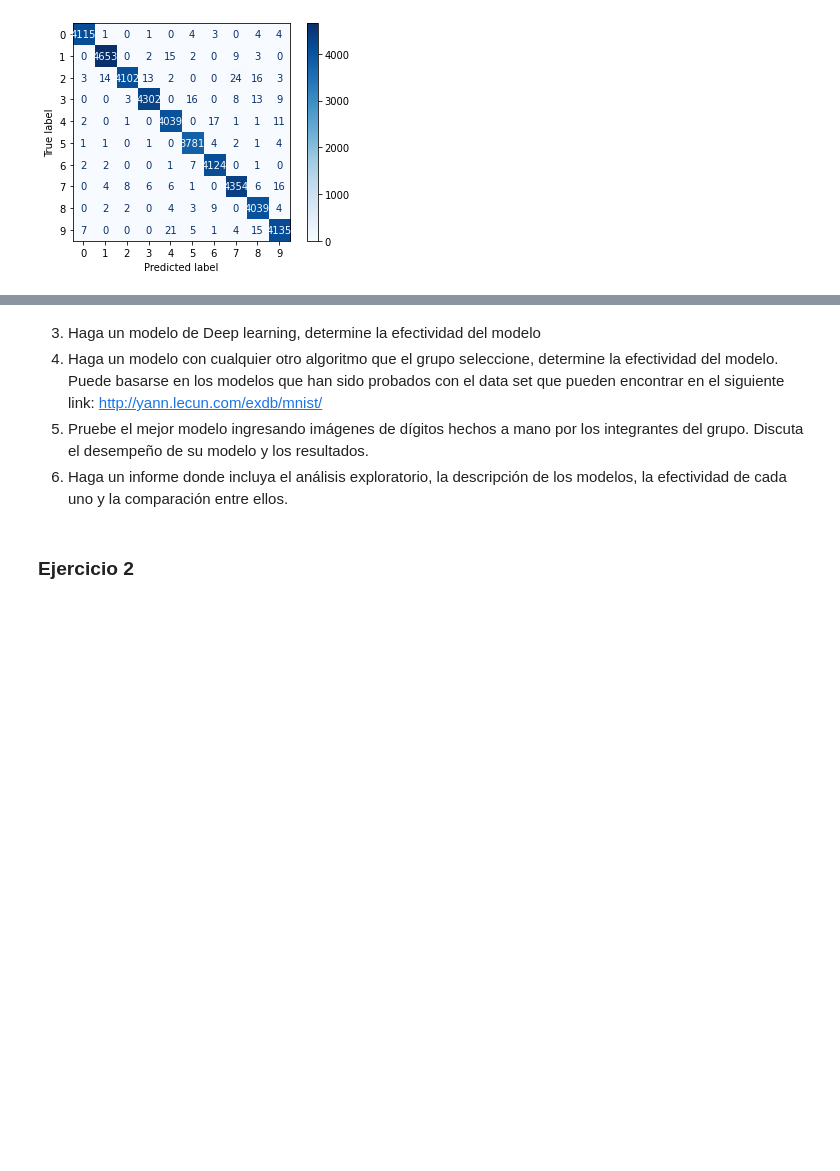
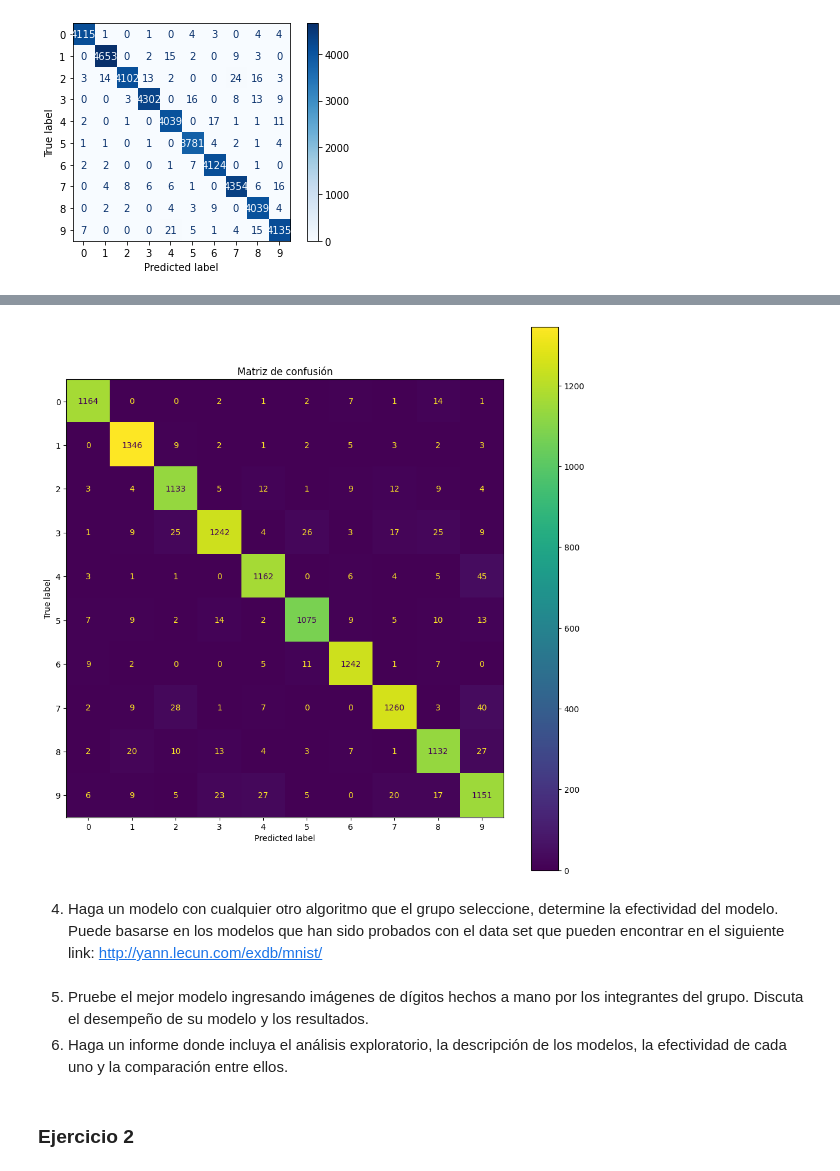
Before and after one commit to CristopherBarrios/Lab3-DeepLearning-DataScience, a Jupyter notebook: lab3.ipynb, the cells around one changed output, grey strips where cells are left out. Cells and saved outputs as stored; diff of their text form; code cells hidden in the pictures; blank space fills up the shorter version.

```diff
--- a/lab3.ipynb
+++ b/lab3.ipynb
@@ -226,0 +276,3 @@ plt.show()
+# %%
+scores.mean()
+forest_ = forest.predict(x_test)
@@ -226,0 +283,14 @@ plt.show()
+# %%
+fig, ax = plt.subplots(figsize=(12, 12))
+cm = metrics.confusion_matrix(y_test,forest_)
+disp = ConfusionMatrixDisplay(confusion_matrix=cm, display_labels = [0,1,2,3,4,5,6,7,8,9])
+disp = disp.plot(ax=ax)
+ax.set_title("Matriz de confusión")
+plt.show()
+%matplotlib inline
+# %% [output]
+[figure, added]
+# %% [markdown]
+4. Haga un modelo con cualquier otro algoritmo que el grupo seleccione, determine la efectividad
+del modelo. Puede basarse en los modelos que han sido probados con el data set que pueden
+encontrar en el siguiente link: http://yann.lecun.com/exdb/mnist/
@@ -227,8 +333,6 @@ plt.show()
 # %% [markdown]
-3. Haga un modelo de Deep learning, determine la efectividad del modelo
-4. Haga un modelo con cualquier otro algoritmo que el grupo seleccione, determine la efectividad
-del modelo. Puede basarse en los modelos que han sido probados con el data set que pueden
-encontrar en el siguiente link: http://yann.lecun.com/exdb/mnist/
+
+
 5. Pruebe el mejor modelo ingresando imágenes de dígitos hechos a mano por los integrantes del
 grupo. Discuta el desempeño de su modelo y los resultados.
 6. Haga  un  informe  donde  incluya  el  análisis  exploratorio,  la  descripción  de  los  modelos,  la
```
Also changed, not shown: parts of 5 cells of this notebook.
